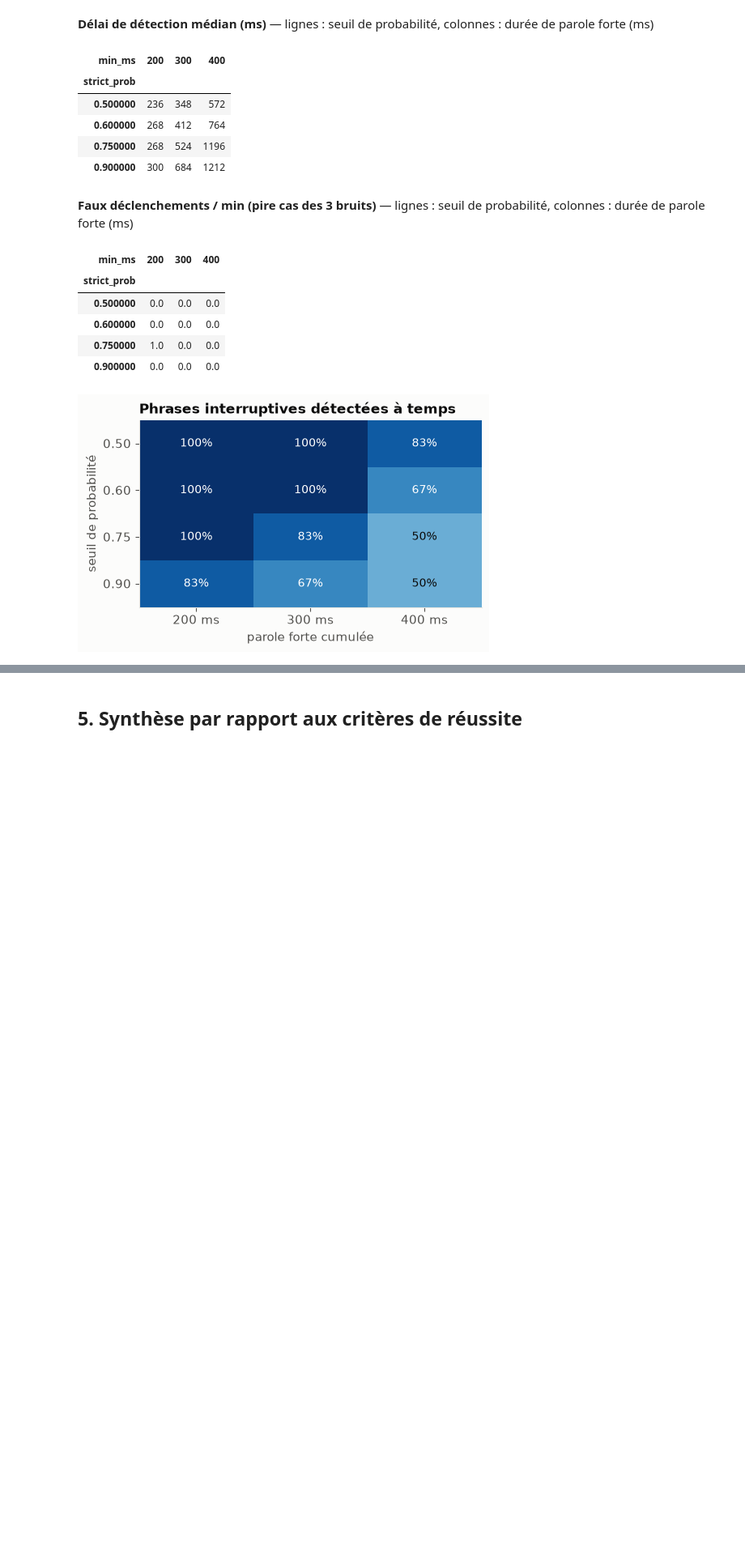
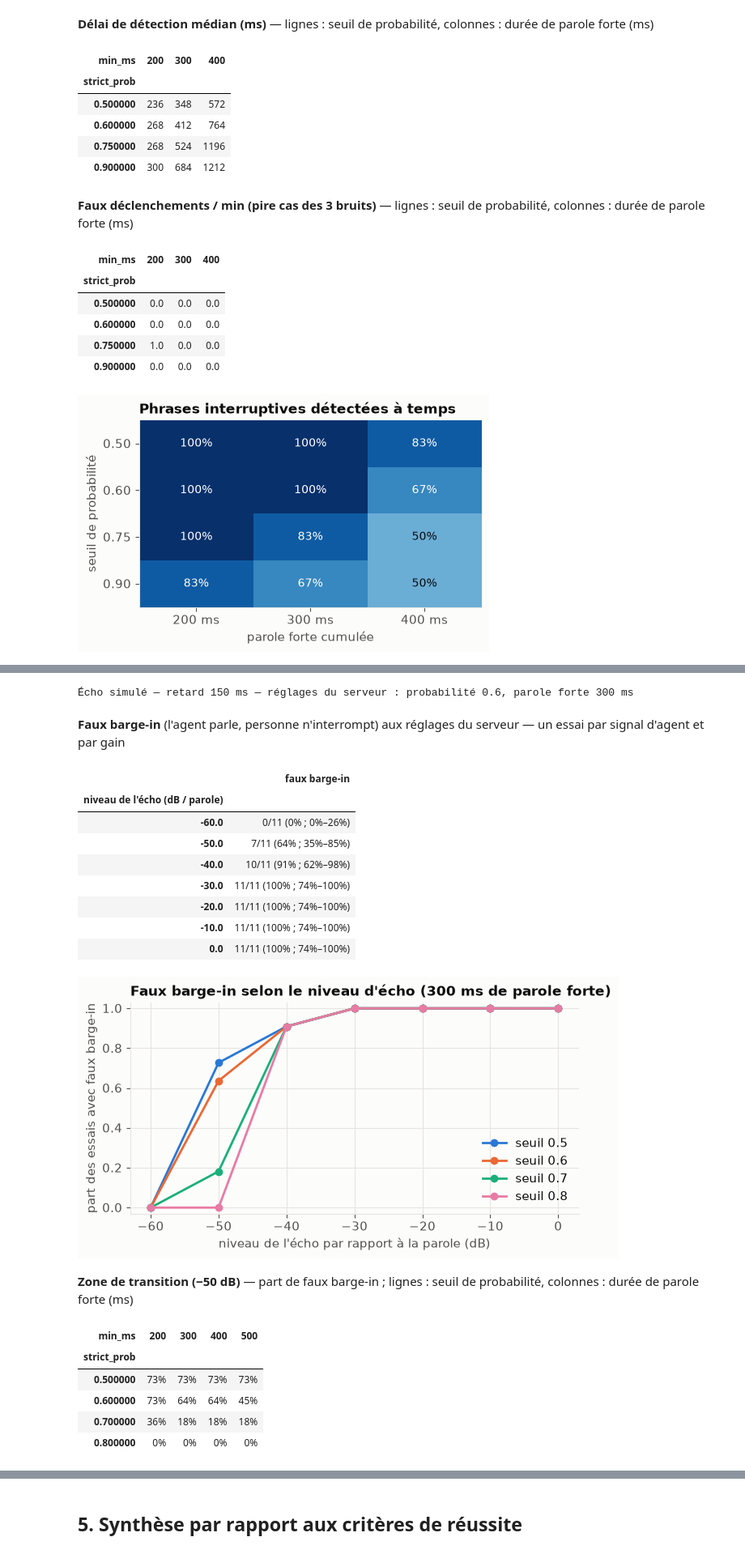
Before and after one commit to jsboigeEPF/2026-MSMIN5IN52-GenAI, a Jupyter notebook: groupe-marc-guehi/notebooks/analysis.ipynb, the cells around one changed output, grey strips where cells are left out. Shown at 81% size. Drawn from its saved outputs; the diff is of its cells as text; code cells hidden in the pictures; blank space fills up the shorter version.

```diff
--- a/groupe-marc-guehi/notebooks/analysis.ipynb
+++ b/groupe-marc-guehi/notebooks/analysis.ipynb
@@ -17,7 +17,7 @@ ROOT = Path.cwd().parent if Path.cwd().name == "notebooks" else Path.cwd()
 sys.path.insert(0, str(ROOT))
 from src.metrics.analysis import barge_verdict, percentiles, read_jsonl
 
-runs = sorted((ROOT / "data" / "campaign").glob("*/meta.json"), key=lambda p: p.stat().st_mtime)
+runs = sorted((p for p in (ROOT / "data" / "campaign").glob("*/meta.json") if (p.parent / "latency.jsonl").exists()), key=lambda p: p.stat().st_mtime)   # campagnes complètes (l'écho est dans ECHO_RUN)
 RUN = Path(os.environ["CAMPAIGN_RUN"]) if "CAMPAIGN_RUN" in os.environ else runs[-1].parent
 FIGS = RUN / "figs"; FIGS.mkdir(exist_ok=True)
 meta = json.loads((RUN / "meta.json").read_text())
@@ -379,0 +386,55 @@ if len(bsweep):
+# %%
+ECHO = Path(os.environ["ECHO_RUN"]) if "ECHO_RUN" in os.environ else ROOT / "data" / "campaign" / "echo1"
+es = pd.DataFrame(read_jsonl(ECHO / "echo_sweep.jsonl"))
+eot = pd.DataFrame(read_jsonl(ECHO / "echo_eot.jsonl"))
+ecfg = json.loads((ECHO / "meta.json").read_text())["config"]
+E, EFIGS = ecfg["echo"], ECHO / "figs"; EFIGS.mkdir(exist_ok=True)
+base_cfg = yaml.safe_load((ROOT / "configs" / "base.yaml").read_text())
+CUR_SP, CUR_MM = base_cfg["session"]["barge_in_min_prob"], base_cfg["session"]["barge_in_min_speech_ms"]
+
+def wilson(k, n, z=1.96):
+    if n == 0: return (np.nan, np.nan)
+    p = k / n; d = 1 + z * z / n
+    c = (p + z * z / (2 * n)) / d; h = z * np.sqrt(p * (1 - p) / n + z * z / (4 * n * n)) / d
+    return (max(0, c - h), min(1, c + h))
+
+def fmt(k, n):
+    lo, hi = wilson(k, n); return f"{k}/{n} ({k / n:.0%} ; {lo:.0%}–{hi:.0%})"
+
+print(f"Écho simulé — retard {E['delay_ms']} ms — réglages du serveur : probabilité {CUR_SP}, parole forte {CUR_MM} ms")
+# %% [output]
+Écho simulé — retard 150 ms — réglages du serveur : probabilité 0.6, parole forte 300 ms
+# %%
+f = es[es.kind == "false"]
+cur = f[(f.strict_prob == CUR_SP) & (f.min_ms == CUR_MM)].groupby("gain_db").triggered.agg(["sum", "count"])
+display(Markdown(f"**Faux barge-in** (l'agent parle, personne n'interrompt) aux réglages du serveur — un essai par signal d'agent et par gain"))
+display(pd.DataFrame({"niveau de l'écho (dB / parole)": cur.index, "faux barge-in": [fmt(int(r["sum"]), int(r["count"])) for _, r in cur.iterrows()]}).set_index("niveau de l'écho (dB / parole)"))
+fig, ax = plt.subplots(figsize=(6.4, 3.6))
+for sp, color in zip(sorted(f.strict_prob.unique()), [BLUE, ORANGE, AQUA, MAGENTA]):
+    r = f[(f.strict_prob == sp) & (f.min_ms == CUR_MM)].groupby("gain_db").triggered.mean()
+    ax.plot(r.index, r.values, marker="o", color=color, label=f"seuil {sp}")
+ax.set_xlabel("niveau de l'écho par rapport à la parole (dB)"); ax.set_ylabel("part des essais avec faux barge-in")
+ax.set_title(f"Faux barge-in selon le niveau d'écho ({CUR_MM} ms de parole forte)"); ax.set_ylim(-.03, 1.03); ax.legend()
+fig.tight_layout(); fig.savefig(EFIGS / "echo_false_barge.png", dpi=150); plt.show()
+piv = f[f.gain_db == -50].groupby(["strict_prob", "min_ms"]).triggered.mean().unstack()
+display(Markdown("**Zone de transition (−50 dB)** — part de faux barge-in ; lignes : seuil de probabilité, colonnes : durée de parole forte (ms)"))
+display(piv.style.format("{:.0%}"))
+# %% [output]
+**Faux barge-in** (l'agent parle, personne n'interrompt) aux réglages du serveur — un essai par signal d'agent et par gain
+|  | faux barge-in |
+| niveau de l'écho (dB / parole) |  |
+| -60.0 | 0/11 (0% ; 0%–26%) |
+| -50.0 | 7/11 (64% ; 35%–85%) |
+| -40.0 | 10/11 (91% ; 62%–98%) |
+| -30.0 | 11/11 (100% ; 74%–100%) |
+| -20.0 | 11/11 (100% ; 74%–100%) |
+| -10.0 | 11/11 (100% ; 74%–100%) |
+| 0.0 | 11/11 (100% ; 74%–100%) |
+[figure, added]
+**Zone de transition (−50 dB)** — part de faux barge-in ; lignes : seuil de probabilité, colonnes : durée de parole forte (ms)
+| min_ms | 200 | 300 | 400 | 500 |
+| strict_prob |  |  |  |  |
+| 0.500000 | 73% | 73% | 73% | 73% |
+| 0.600000 | 73% | 64% | 64% | 45% |
+| 0.700000 | 36% | 18% | 18% | 18% |
+| 0.800000 | 0% | 0% | 0% | 0% |
```
Also changed, not shown: parts of 6 cells of this notebook, 10 other files.
